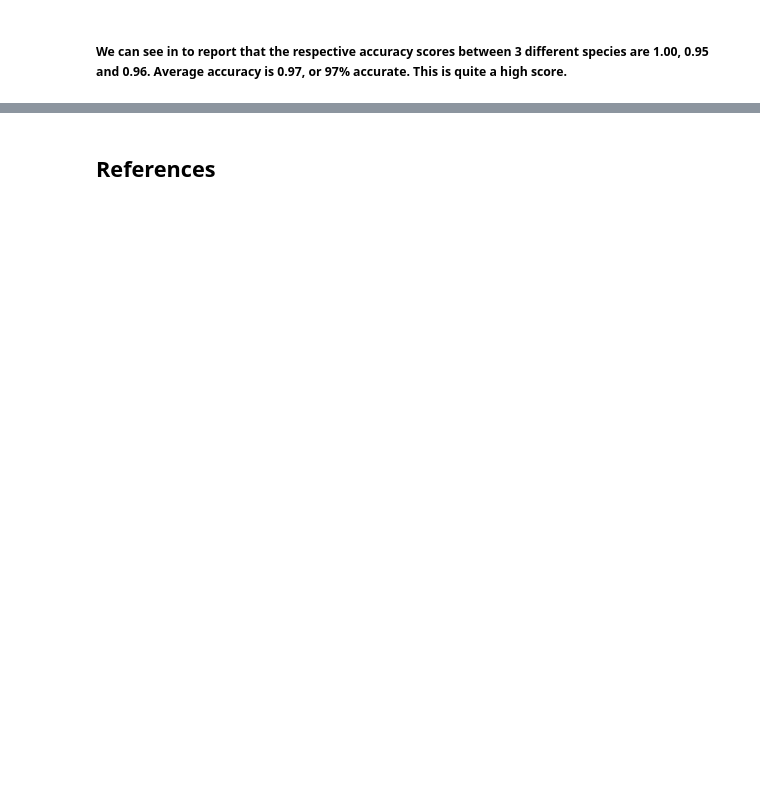
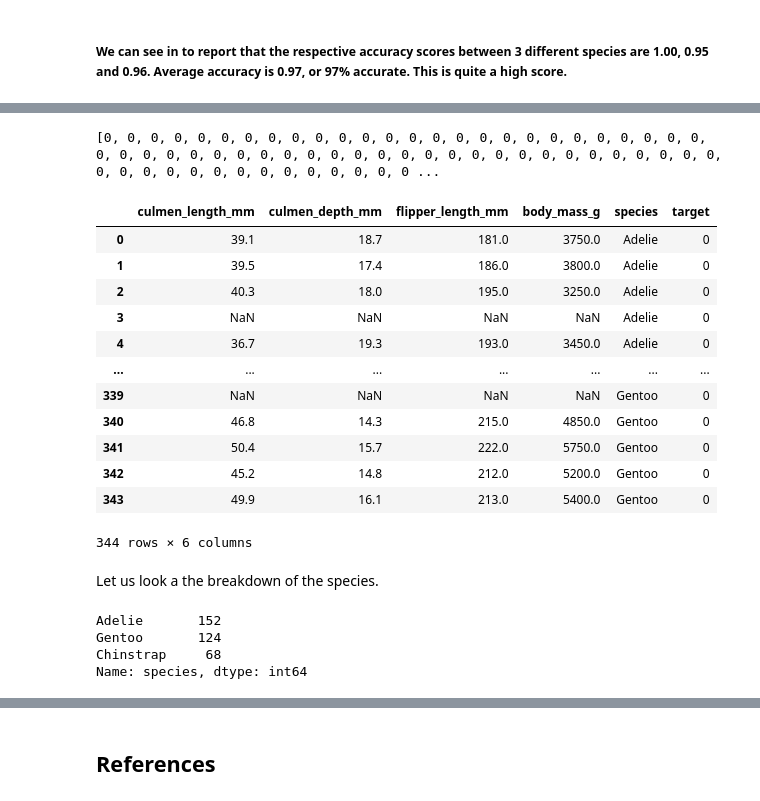
Before and after one commit to dmitrijsg123/Machine_Learning_And_Statistics_Assignment, a Jupyter notebook: scikit-learn.ipynb, the cells around one changed output, grey strips where cells are left out. Saved outputs shown, nothing was run; the diff lists cells and outputs as text; code cells hidden in the pictures; blank space fills up the shorter version.

```diff
--- a/scikit-learn.ipynb
+++ b/scikit-learn.ipynb
@@ -206,0 +263,36 @@ weighted avg       0.97      0.97      0.97        30
+# %%
+# creating an additional column 'target' for the prediction (array)
+# https://thispointer.com/python-how-to-create-a-list-and-initialize-with-same-values/
+target = [0 for i in range(344)]
+# %%
+print(target)
+# %% [output]
+[0, 0, 0, 0, 0, 0, 0, 0, 0, 0, 0, 0, 0, 0, 0, 0, 0, 0, 0, 0, 0, 0, 0, 0, 0, 0, 0, 0, 0, 0, 0, 0, 0, 0, 0, 0, 0, 0, 0, 0, 0, 0, 0, 0, 0, 0, 0, 0, 0, 0, 0, 0, 0, 0, 0, 0, 0, 0, 0, 0, 0, 0, 0, 0, 0, 0, 0 ...
+# %%
+# appending the array to our DataFrame
+df_clean['target'] = target
+# %%
+df_clean
+# %% [output]
+|  | culmen_length_mm | culmen_depth_mm | flipper_length_mm | body_mass_g | species | target |
+| 0 | 39.1 | 18.7 | 181.0 | 3750.0 | Adelie | 0 |
+| 1 | 39.5 | 17.4 | 186.0 | 3800.0 | Adelie | 0 |
+| 2 | 40.3 | 18.0 | 195.0 | 3250.0 | Adelie | 0 |
+| 3 | NaN | NaN | NaN | NaN | Adelie | 0 |
+| 4 | 36.7 | 19.3 | 193.0 | 3450.0 | Adelie | 0 |
+| ... | ... | ... | ... | ... | ... | ... |
+| 339 | NaN | NaN | NaN | NaN | Gentoo | 0 |
+| 340 | 46.8 | 14.3 | 215.0 | 4850.0 | Gentoo | 0 |
+| 341 | 50.4 | 15.7 | 222.0 | 5750.0 | Gentoo | 0 |
+| 342 | 45.2 | 14.8 | 212.0 | 5200.0 | Gentoo | 0 |
+| 343 | 49.9 | 16.1 | 213.0 | 5400.0 | Gentoo | 0 |
+344 rows × 6 columns
+# %% [markdown]
+Let us look a the breakdown of the species.
+# %%
+df_clean.species.value_counts()
+# %% [output]
+Adelie       152
+Gentoo       124
+Chinstrap     68
+Name: species, dtype: int64
```
Also changed, not shown: parts of 26 cells of this notebook.
